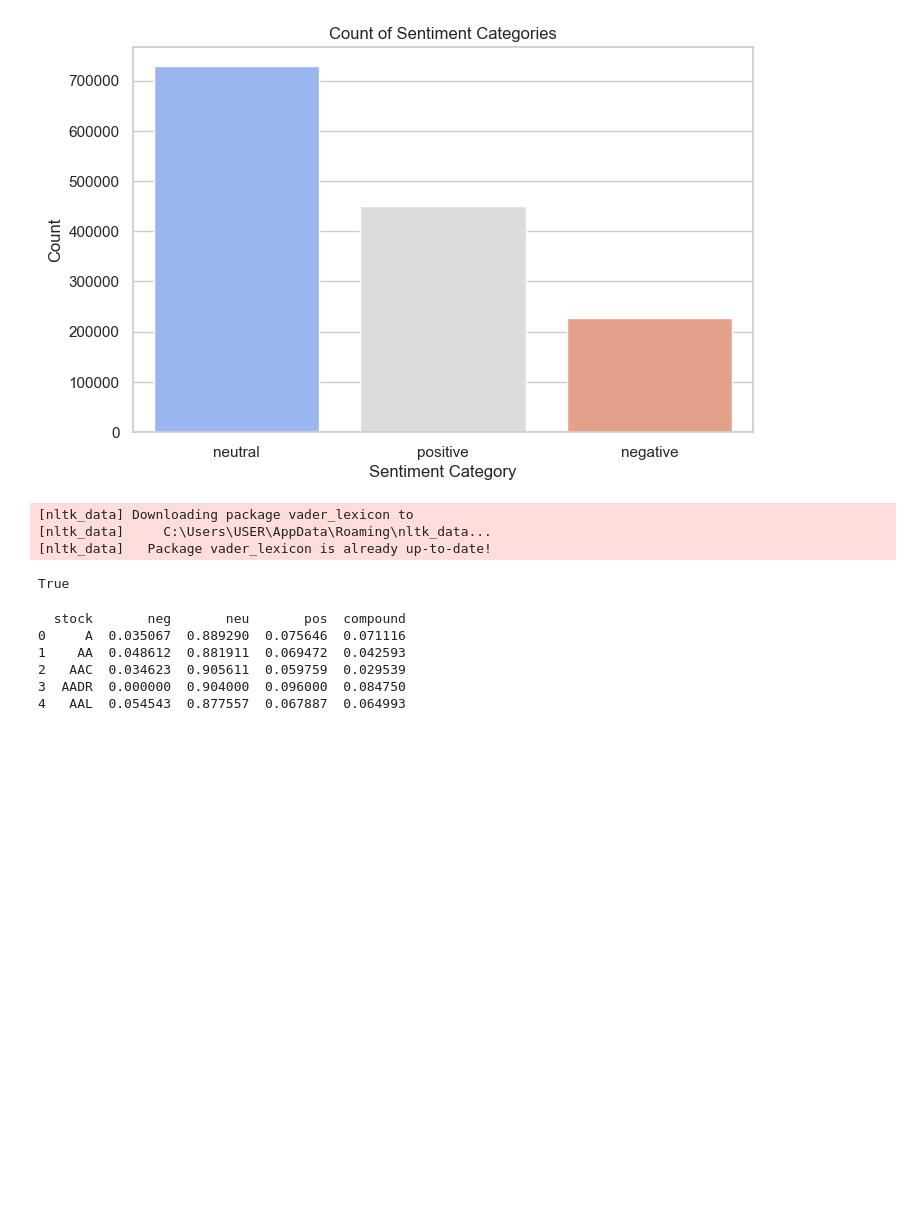
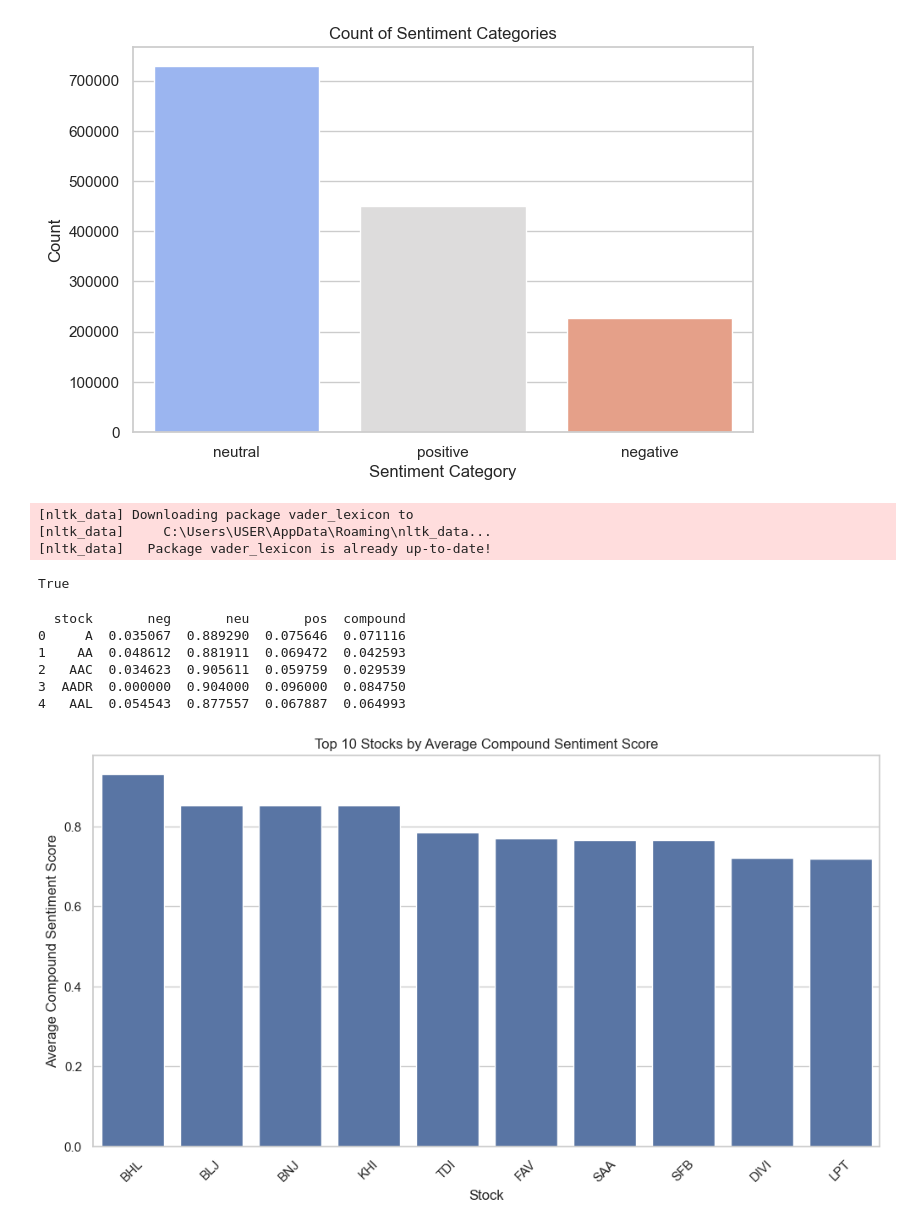
Before and after one commit to Birkity/Nova-Financial-Solutions-, a Jupyter notebook: notebooks/NovaSentimentAnalysis.ipynb, the cells around one changed output. Cells and saved outputs as stored; diff of their text form; code cells hidden in the pictures; blank space fills up the shorter version.

Commit message:
Top 10 stocks by average compound sentiment score

```diff
--- a/notebooks/NovaSentimentAnalysis.ipynb
+++ b/notebooks/NovaSentimentAnalysis.ipynb
@@ -108,3 +108,15 @@ print(stock_sentiment.head())
 2   AAC  0.034623  0.905611  0.059759  0.029539
 3  AADR  0.000000  0.904000  0.096000  0.084750
 4   AAL  0.054543  0.877557  0.067887  0.064993
+# %%
+top_stocks = stock_sentiment.nlargest(10, 'compound')
+
+plt.figure(figsize=(12, 6))
+sns.barplot(x='stock', y='compound', data=top_stocks)
+plt.title('Top 10 Stocks by Average Compound Sentiment Score')
+plt.xlabel('Stock')
+plt.ylabel('Average Compound Sentiment Score')
+plt.xticks(rotation=45)
+plt.show()
+# %% [output]
+[figure, added]
```
